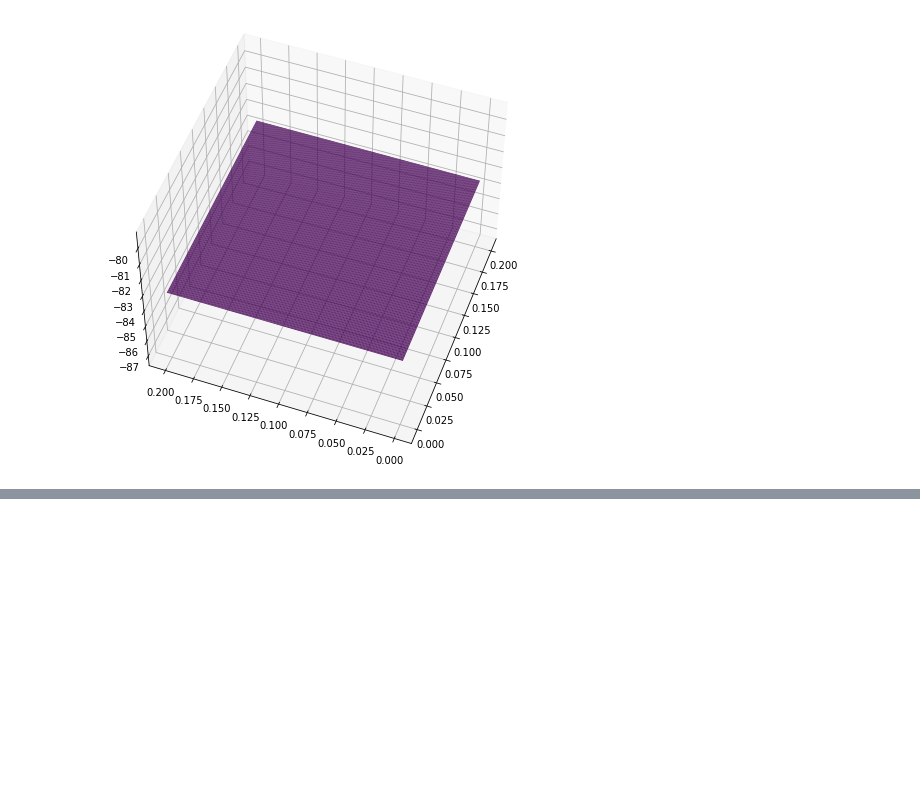
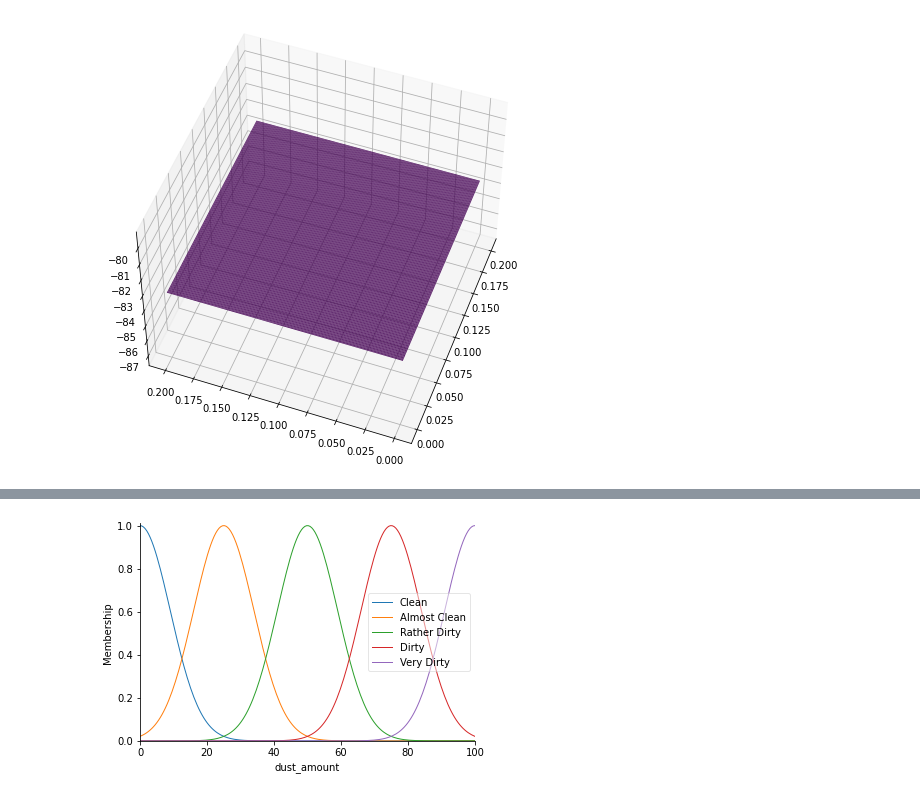
Before and after one commit to NguyenHoang127/AI_Exercise_2, a Jupyter notebook: Exercise_Fuzzy_AI_Adaptive_Neural_Fuzzy_20146195_Doan_Nguyen_Hoang.ipynb, the cells around one changed output, grey strips where cells are left out. Saved outputs shown, nothing was run; the diff lists cells and outputs as text; code cells hidden in the pictures; blank space fills up the shorter version.

```diff
--- a/Exercise_Fuzzy_AI_Adaptive_Neural_Fuzzy_20146195_Doan_Nguyen_Hoang.ipynb
+++ b/Exercise_Fuzzy_AI_Adaptive_Neural_Fuzzy_20146195_Doan_Nguyen_Hoang.ipynb
@@ -318,0 +463,90 @@ ax.view_init(50,200)
+# %%
+#Ex4: A Fuzzy Vaccum Cleaner
+
+import numpy as np
+import skfuzzy as fuzzy
+from skfuzzy import control as ctrl
+
+universe = np.linspace(0,100,200)
+
+#Khai báo các biến vào-ra
+dust_amount = ctrl.Antecedent(universe,'dust_amount')
+surface = ctrl.Antecedent(universe1,'surface')
+power = ctrl.Consequent(universe2,'power')
+
+dust_amount['Clean'] = fuzzy.gaussmf(dust_amount.universe,0,9)
+dust_amount['Almost Clean'] = fuzzy.gaussmf(dust_amount.universe,25,9)
+dust_amount['Rather Dirty']  = fuzzy.gaussmf(dust_amount.universe,50,9)
+dust_amount['Dirty']  = fuzzy.gaussmf(dust_amount.universe,75,9)
+dust_amount['Very Dirty']  = fuzzy.gaussmf(dust_amount.universe,100,9)
+dust_amount.view()
+
+surface['Wood'] = fuzzy.gaussmf(surface.universe,20,5)
+surface['Tatami'] = fuzzy.gaussmf(surface.universe,50,5)
+surface['Carpet']  = fuzzy.gaussmf(surface.universe,85,5)
+surface.view()
+
+power['Very Weak'] = fuzzy.gaussmf(power.universe,0,9)
+power['Weak'] = fuzzy.gaussmf(power.universe,25,9)
+power['Ordinary']  = fuzzy.gaussmf(power.universe,50,9)
+power['Strong']  = fuzzy.gaussmf(power.universe,75,9)
+power['Very Strong']  = fuzzy.gaussmf(power.universe,100,9)
+power.view()
+
+#Rule
+rule1 = ctrl.Rule(antecedent=((dust_amount['Clean']&surface['Wood'])|(dust_amount['Almost Clean']&surface['Wood'])
+                              |(dust_amount['Clean']&surface['Tatami']))
+                              ,consequent=(power['Very Weak']))
+
+rule2 = ctrl.Rule(antecedent=((dust_amount['Rather Dirty']&surface['Wood'])|(dust_amount['Almost Clean']&surface['Tatami'])
+                              |(dust_amount['Clean']&surface['Carpet']))
+                              ,consequent=(power['Weak']))
+
+rule3 = ctrl.Rule(antecedent=((dust_amount['Dirty']&surface['Wood'])|(dust_amount['Rather Dirty']&surface['Tatami'])
+                              |(dust_amount['Almost Clean']&surface['Carpet'])|(dust_amount['Rather Dirty']&surface['Carpet']))
+                              ,consequent=(power['Ordinary']))
+
+rule4 = ctrl.Rule(antecedent=((dust_amount['Very Dirty']&surface['Wood'])|(dust_amount['Dirty']&surface['Tatami'])
+                              |(dust_amount['Dirty']&surface['Carpet']))
+                              ,consequent=(power['Strong']))
+
+rule5 = ctrl.Rule(antecedent=((dust_amount['Very Dirty']&surface['Tatami'])|(dust_amount['Very Dirty']&surface['Carpet']))
+                              ,consequent=(power['Very Strong']))
+
+#Thêm Thư Viện
+from matplotlib.legend import time
+import matplotlib
+from skfuzzy.control.controlsystem import ControlSystemSimulation
+import matplotlib.pyplot as plt
+from mpl_toolkits.mplot3d import Axes3D
+
+
+System  = ctrl.ControlSystem(rules = [rule1, rule2, rule3, rule4])
+sim = ctrl.ControlSystemSimulation(System, flush_after_run= 61*61+1)
+
+#Khai báo dữ liệu
+upSampled1 = np.linspace(0,100,61)
+upSampled2 = np.linspace(0,100,61)
+x,y = np.meshgrid(upSampled1, upSampled2)
+z = np.zeros_like(x)
+
+#Tính toán
+for i in range(61):
+  for j in range(61):
+    sim.input['dust_amount']= x[i,j]
+    sim.input['surface']=y[i,j]
+    sim.compute()
+    z[i,j]=sim.output['power']
+
+#Hiển Thị Kết Quả
+fig = plt.figure(figsize =(11,11))
+ax = fig.add_subplot(111,projection = '3d')
+suf = ax.plot_surface(x,y,z, rstride= 1, cstride= 1, cmap = 'viridis',linewidth= 0.4, antialiased= True)
+
+#Chiếu 3 hình chiếu
+cset = ax.contourf(x,y,z, zdir= 'z', offset= 6, cmap= 'viridis', anpha= 0.5)
+cset = ax.contourf(x,y,z, zdir= 'x', offset= 6, cmap= 'viridis', anpha= 0.5)
+cset = ax.contourf(x,y,z, zdir= 'y', offset= 6, cmap= 'viridis', anpha= 0.5)
+ax.view_init(50,30)
+# %% [output]
+[figure, added]
```
Also changed, not shown: parts of 6 cells of this notebook.
